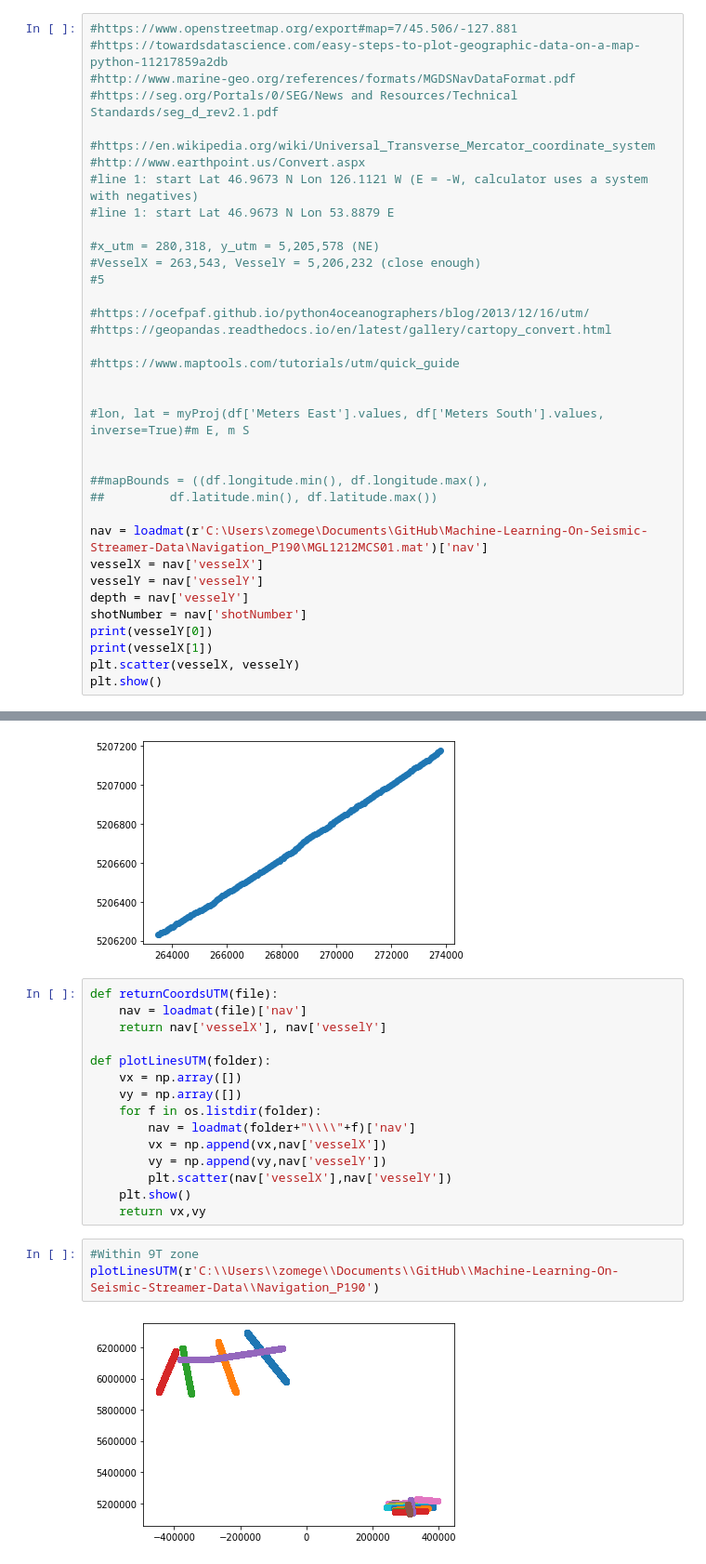
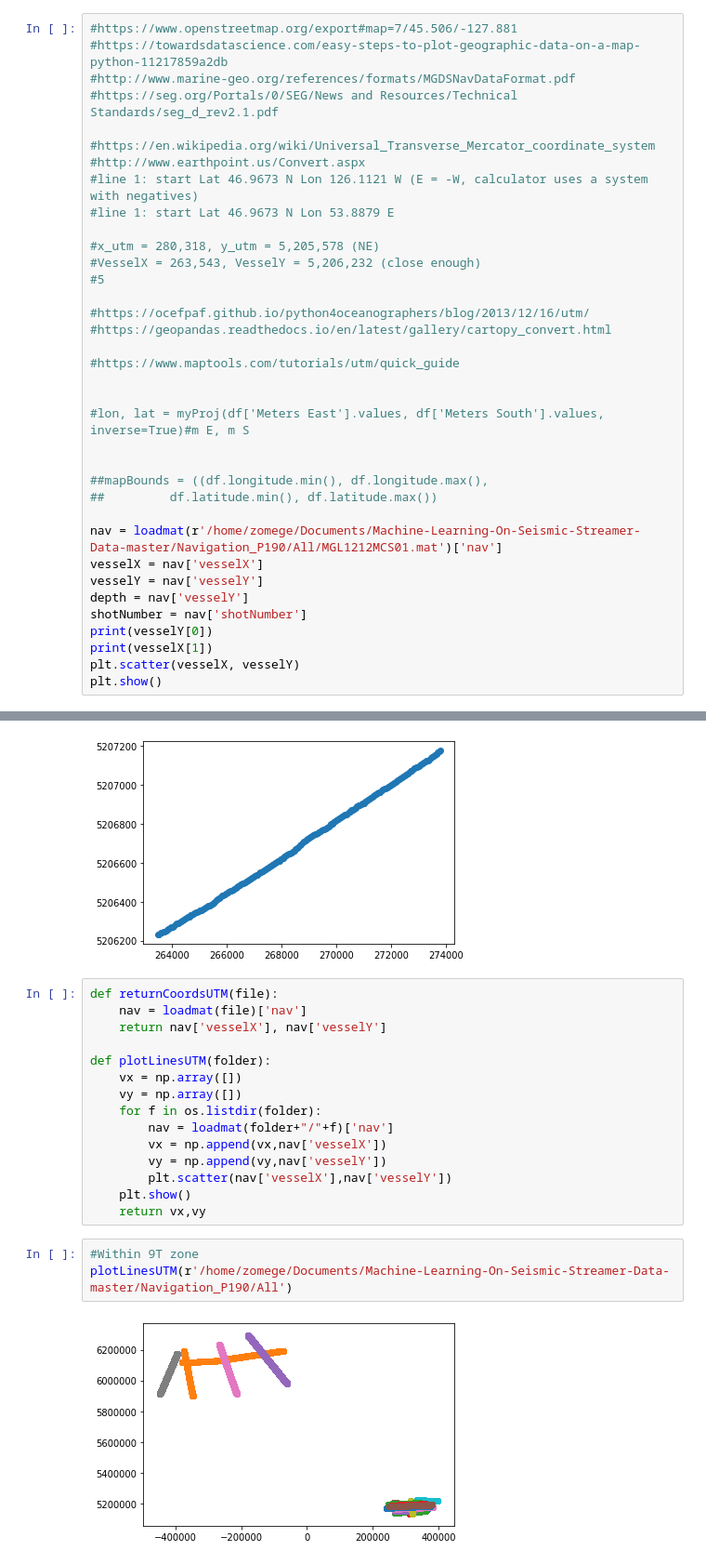
Before and after one commit to efreneau/Machine-Learning-On-Seismic-Streamer-Data, a Jupyter notebook: MCSLinePlotter.ipynb, the cells around one changed output, grey strips where cells are left out. Shown at 93% size. Drawn from its saved outputs; the diff is of its cells as text.

```diff
--- a/MCSLinePlotter.ipynb
+++ b/MCSLinePlotter.ipynb
@@ -68,7 +69,7 @@ def _todict(matobj):
 ##mapBounds = ((df.longitude.min(), df.longitude.max(),
 ##         df.latitude.min(), df.latitude.max())
 
-nav = loadmat(r'C:\Users\zomege\Documents\GitHub\Machine-Learning-On-Seismic-Streamer-Data\Navigation_P190\MGL1212MCS01.mat')['nav']
+nav = loadmat(r'/home/zomege/Documents/Machine-Learning-On-Seismic-Streamer-Data-master/Navigation_P190/All/MGL1212MCS01.mat')['nav']
 vesselX = nav['vesselX']
 vesselY = nav['vesselY']
 depth = nav['vesselY']
@@ -90,7 +91,7 @@ def plotLinesUTM(folder):
     vx = np.array([])
     vy = np.array([])
     for f in os.listdir(folder):
-        nav = loadmat(folder+"\\\\"+f)['nav']
+        nav = loadmat(folder+"/"+f)['nav']
         vx = np.append(vx,nav['vesselX'])
         vy = np.append(vy,nav['vesselY'])
         plt.scatter(nav['vesselX'],nav['vesselY'])
@@ -98,6 +99,6 @@ def plotLinesUTM(folder):
     return vx,vy
 # %%
 #Within 9T zone
-plotLinesUTM(r'C:\\Users\\zomege\\Documents\\GitHub\\Machine-Learning-On-Seismic-Streamer-Data\\Navigation_P190')
+plotLinesUTM(r'/home/zomege/Documents/Machine-Learning-On-Seismic-Streamer-Data-master/Navigation_P190/All')
 # %% [output]
-[figure, old version]
+[figure, new version]
```
Also changed, not shown: parts of 5 cells of this notebook, 35 other files.
